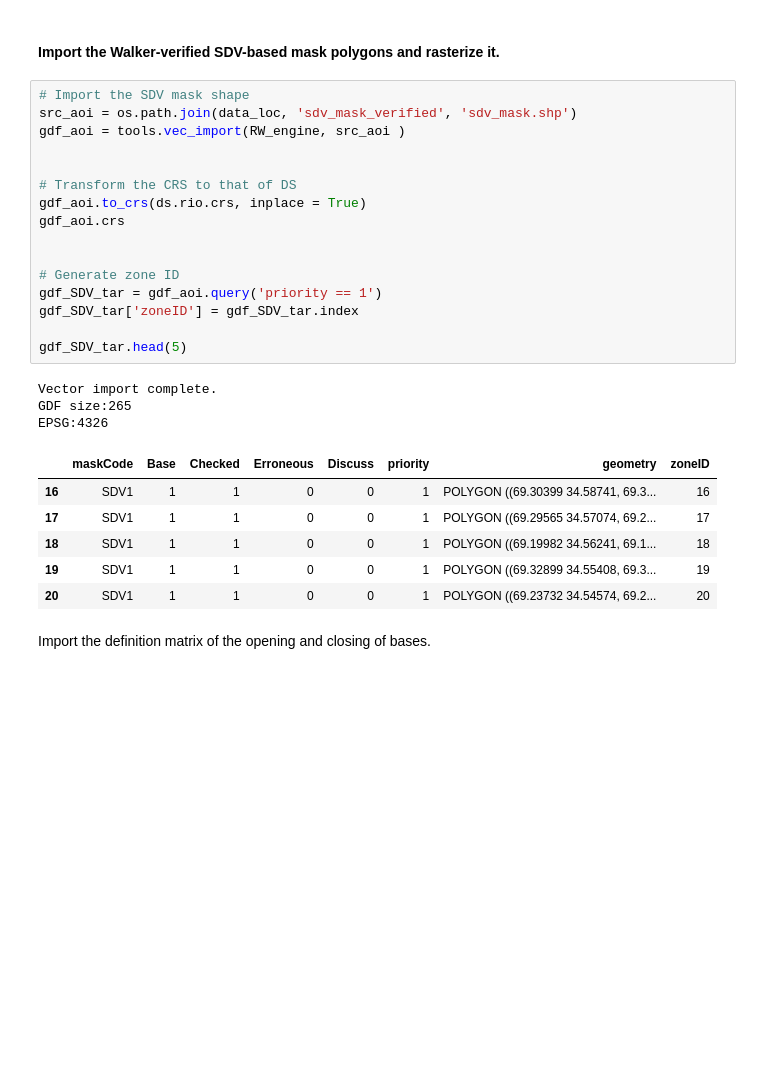
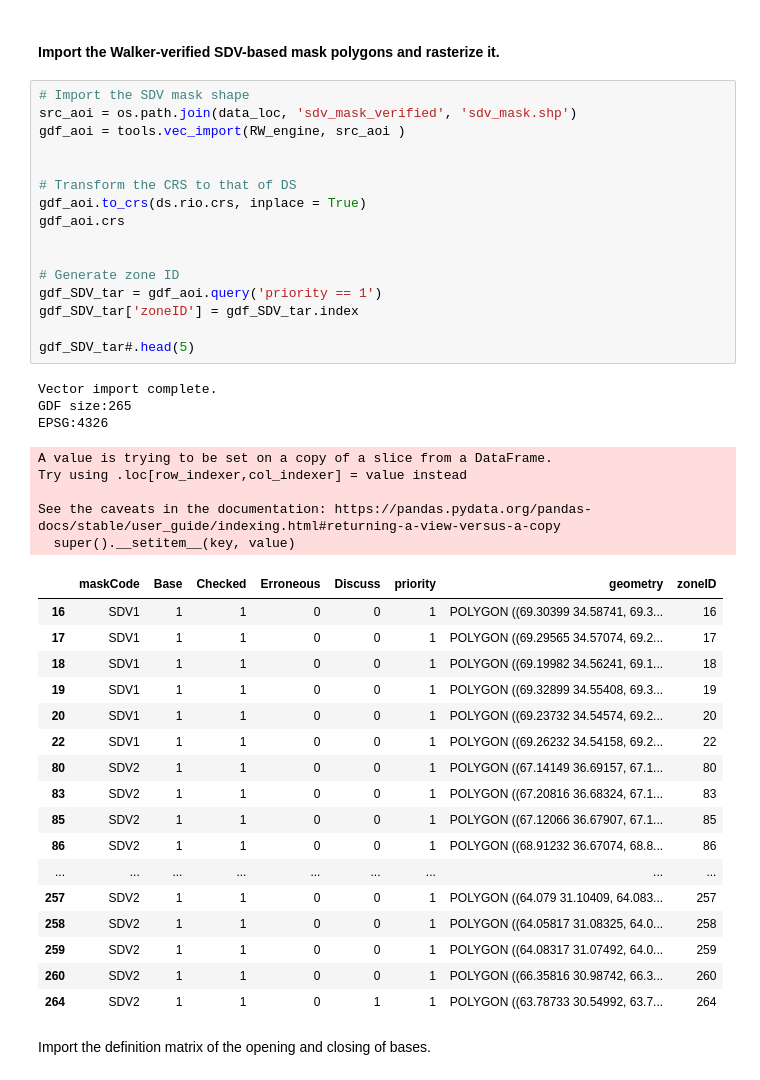
Before and after one commit to worldbank/afg_viirs_analysis, a Jupyter notebook: VIIRS_analysis.ipynb, the cells around one changed output. Cells and saved outputs as stored; diff of their text form; blank space fills up the shorter version.

```diff
--- a/VIIRS_analysis.ipynb
+++ b/VIIRS_analysis.ipynb
@@ -750,29 +785,45 @@ Only available for the VIIRS option.
 # %%
 # Import the SDV mask shape
 src_aoi = os.path.join(data_loc, 'sdv_mask_verified', 'sdv_mask.shp')
 gdf_aoi = tools.vec_import(RW_engine, src_aoi )
 
 
 # Transform the CRS to that of DS
 gdf_aoi.to_crs(ds.rio.crs, inplace = True)
 gdf_aoi.crs
 
 
 # Generate zone ID
 gdf_SDV_tar = gdf_aoi.query('priority == 1')
 gdf_SDV_tar['zoneID'] = gdf_SDV_tar.index
 
-gdf_SDV_tar.head(5)
+gdf_SDV_tar#.head(5)
 # %% [output]
 Vector import complete.
 GDF size:265
 EPSG:4326
+A value is trying to be set on a copy of a slice from a DataFrame.
+Try using .loc[row_indexer,col_indexer] = value instead
+
+See the caveats in the documentation: https://pandas.pydata.org/pandas-docs/stable/user_guide/indexing.html#returning-a-view-versus-a-copy
+  super().__setitem__(key, value)
 |  | maskCode | Base | Checked | Erroneous | Discuss | priority | geometry | zoneID |
 | 16 | SDV1 | 1 | 1 | 0 | 0 | 1 | POLYGON ((69.30399 34.58741, 69.3... | 16 |
 | 17 | SDV1 | 1 | 1 | 0 | 0 | 1 | POLYGON ((69.29565 34.57074, 69.2... | 17 |
 | 18 | SDV1 | 1 | 1 | 0 | 0 | 1 | POLYGON ((69.19982 34.56241, 69.1... | 18 |
 | 19 | SDV1 | 1 | 1 | 0 | 0 | 1 | POLYGON ((69.32899 34.55408, 69.3... | 19 |
 | 20 | SDV1 | 1 | 1 | 0 | 0 | 1 | POLYGON ((69.23732 34.54574, 69.2... | 20 |
+| 22 | SDV1 | 1 | 1 | 0 | 0 | 1 | POLYGON ((69.26232 34.54158, 69.2... | 22 |
+| 80 | SDV2 | 1 | 1 | 0 | 0 | 1 | POLYGON ((67.14149 36.69157, 67.1... | 80 |
+| 83 | SDV2 | 1 | 1 | 0 | 0 | 1 | POLYGON ((67.20816 36.68324, 67.1... | 83 |
+| 85 | SDV2 | 1 | 1 | 0 | 0 | 1 | POLYGON ((67.12066 36.67907, 67.1... | 85 |
+| 86 | SDV2 | 1 | 1 | 0 | 0 | 1 | POLYGON ((68.91232 36.67074, 68.8... | 86 |
+| ... | ... | ... | ... | ... | ... | ... | ... | ... |
+| 257 | SDV2 | 1 | 1 | 0 | 0 | 1 | POLYGON ((64.079 31.10409, 64.083... | 257 |
+| 258 | SDV2 | 1 | 1 | 0 | 0 | 1 | POLYGON ((64.05817 31.08325, 64.0... | 258 |
+| 259 | SDV2 | 1 | 1 | 0 | 0 | 1 | POLYGON ((64.08317 31.07492, 64.0... | 259 |
+| 260 | SDV2 | 1 | 1 | 0 | 0 | 1 | POLYGON ((66.35816 30.98742, 66.3... | 260 |
+| 264 | SDV2 | 1 | 1 | 0 | 1 | 1 | POLYGON ((63.78733 30.54992, 63.7... | 264 |
 # %% [markdown]
 Import the definition matrix of the opening and closing of bases.
 # %%
```
Also changed, not shown: parts of 52 cells of this notebook.
